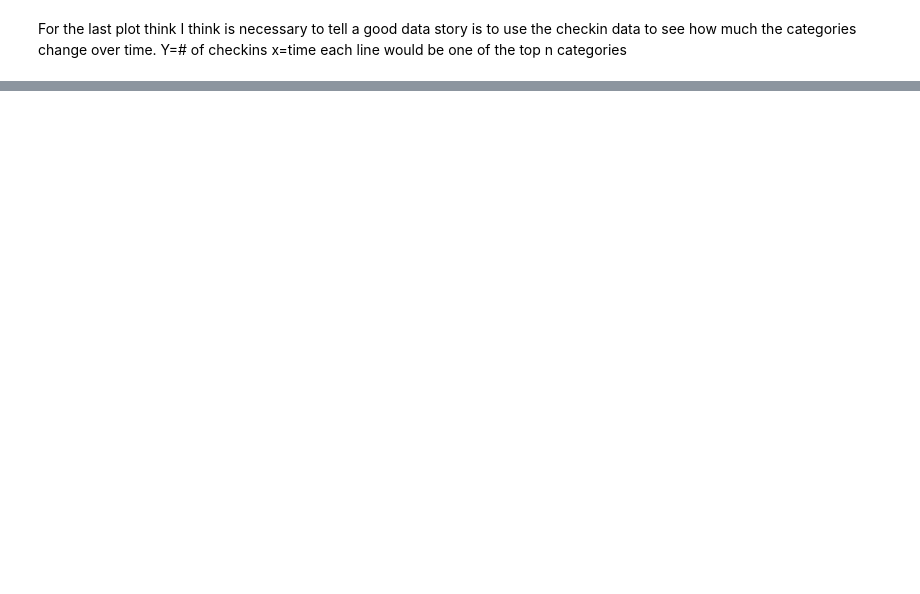
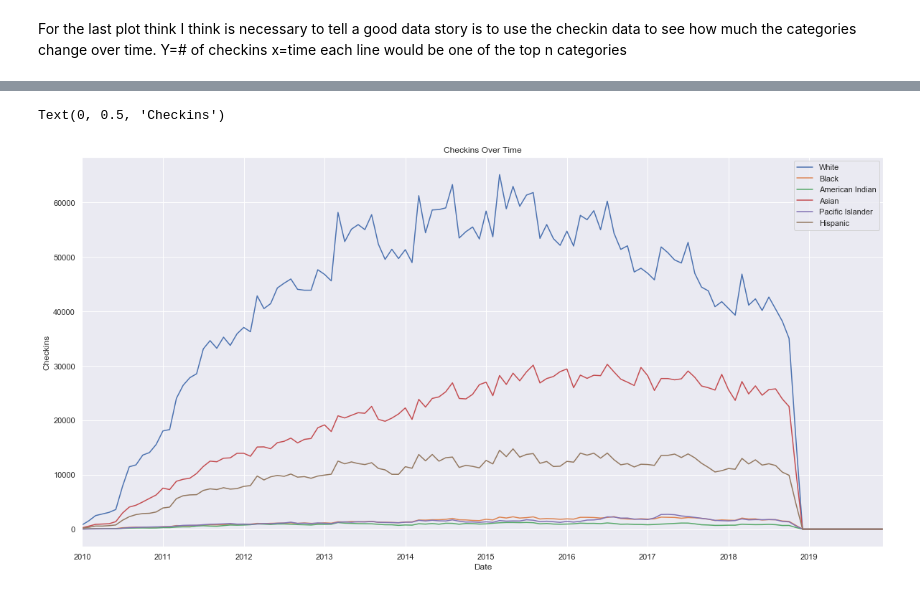
Before and after one commit to magus0/Springboard-capstone_culture, a Jupyter notebook: Yelp_data_storytelling.ipynb, the cells around one changed output, grey strips where cells are left out. Cells and saved outputs as stored; diff of their text form; code cells hidden in the pictures; blank space fills up the shorter version.

```diff
--- a/Yelp_data_storytelling.ipynb
+++ b/Yelp_data_storytelling.ipynb
@@ -406,0 +500,3 @@ restaurantdf.groupby('city').count()
+# %%
+restaurantdf['racial']=racialTypes
+restaurantdf.head(10)
@@ -411,0 +741,6 @@ each line would be one of the top n categories
+# %%
+#checkin=restaurantdf.iloc[:,0:4]
+#checkin['racial']=restaurantdf.racial
+checkin=restaurantdf[['checkin','city','racial']]
+checkin_test=checkin.head(5)
+checkin
@@ -411,0 +761,12 @@ each line would be one of the top n categories
+# %%
+#checkin_test.checkin.apply(lambda x: x.date())
+#can't apply since it is a list of datetimes not each one being a date time
+
+for i, row in checkin_test.iterrows():
+    row_date=pd.to_datetime(row.checkin)
+#     row_date=[]
+#     for date in row.checkin:
+#         row_date.append(datetime.strptime(date, '%Y-%m-%d %H:%M:%S').date())
+#     print(row_date)
+    for date in list(row_date.date):
+            date_checkin.loc[date][row.racial]+=1
@@ -411,0 +824,3 @@ each line would be one of the top n categories
+# %%
+monthly_checkin = date_checkin.resample('M').sum()
+monthly_checkin
@@ -411,0 +852,20 @@ each line would be one of the top n categories
+# %%
+_=monthly_checkin.plot(figsize=(20, 10), title='Checkins Over Time')
+_.set_xlabel("Date")
+_.set_ylabel("Checkins")
+# x=monthly_checkin.index
+# y1=monthly_checkin.White
+# plt.plot(x,y1)
+# y2=monthly_checkin.Black
+# plt.plot(x,y2)
+# y3=monthly_checkin['American Indian']
+# plt.plot(x,y3)
+# y4=monthly_checkin.Asian
+# plt.plot(x,y4)
+# y5=monthly_checkin['Pacific Islander']
+# plt.plot(x,y5)
+# y6=monthly_checkin.Hispanic
+# plt.plot(x,y6)
+# %% [output]
+Text(0, 0.5, 'Checkins')
+[figure, added]
```
Also changed, not shown: parts of 45 cells of this notebook.
